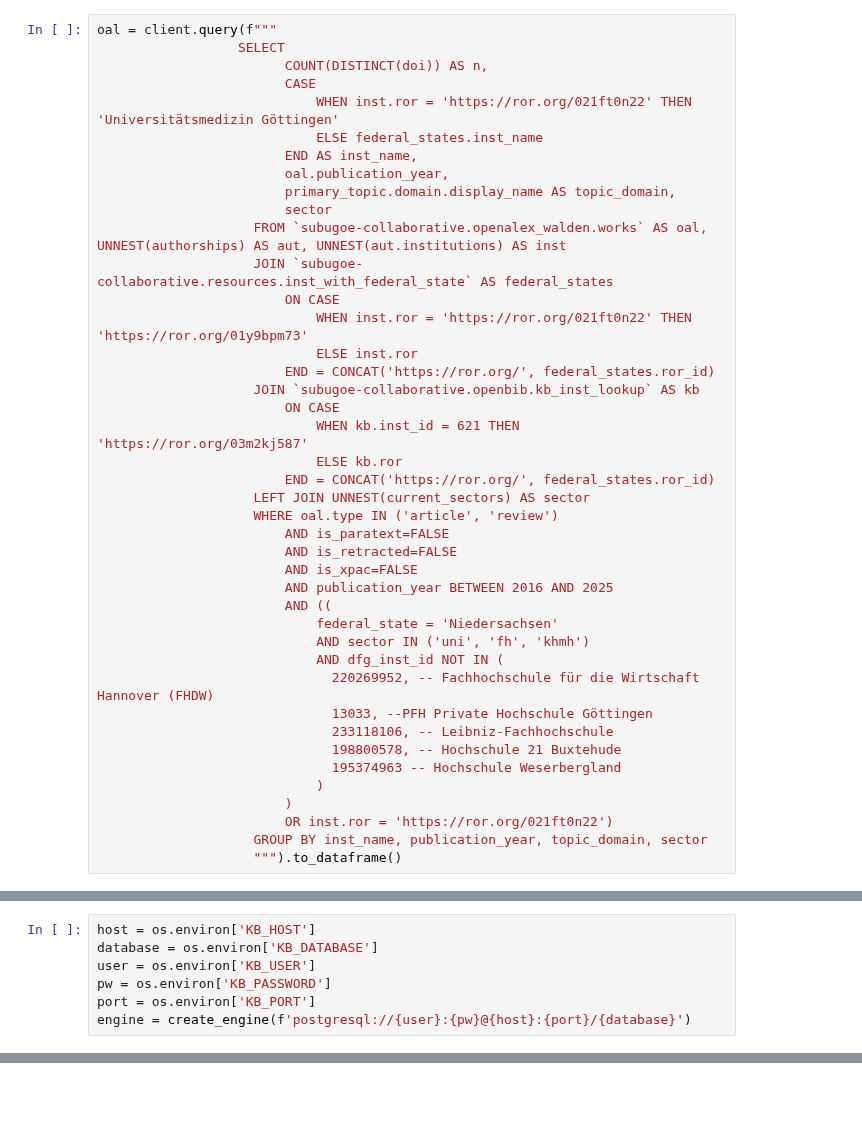
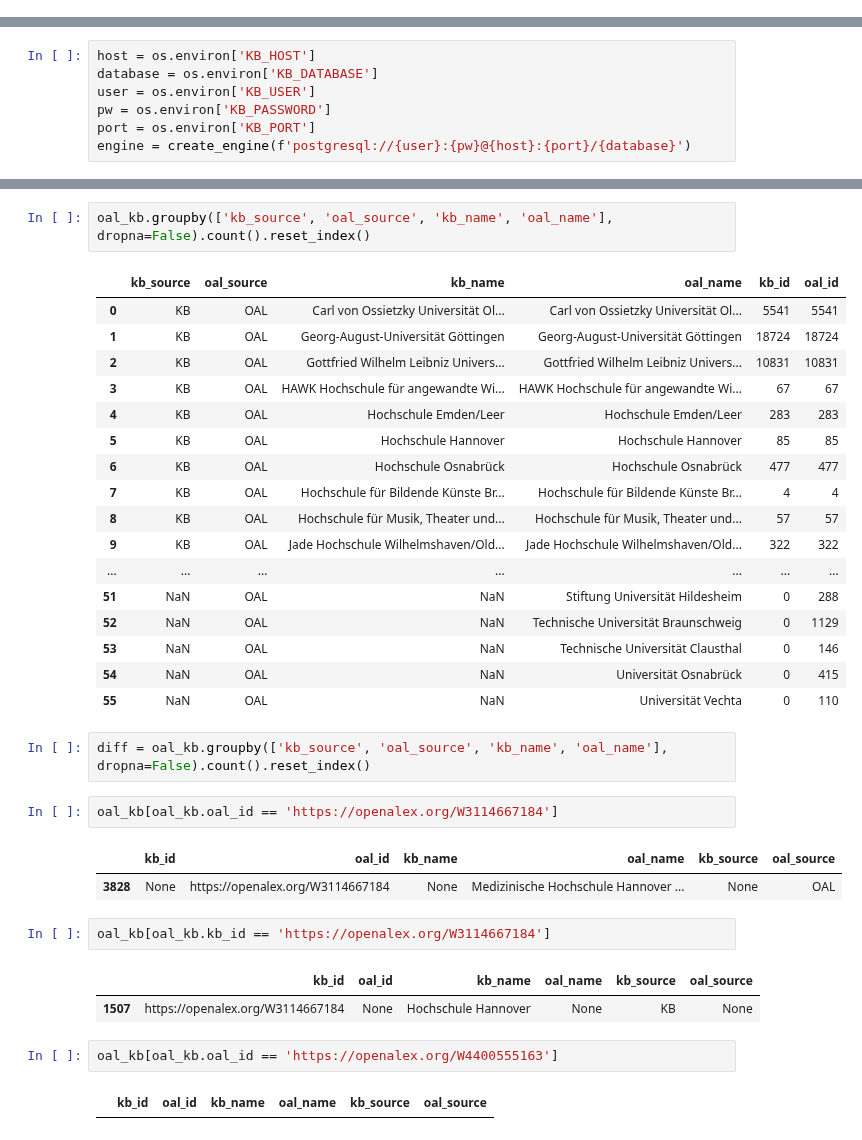
Before and after one commit to naustica/lower_saxony_institutions, a Jupyter notebook: notebooks/Monitoring.ipynb, the cells around one changed output, grey strips where cells are left out. Cells and saved outputs as stored; diff of their text form; blank space fills up the shorter version.

```diff
--- a/notebooks/Monitoring.ipynb
+++ b/notebooks/Monitoring.ipynb
@@ -78,42 +69,0 @@ liste_aller_hochschulen
-# %%
-oal = client.query(f"""
-                  SELECT
-                        COUNT(DISTINCT(doi)) AS n,
-                        CASE
-                            WHEN inst.ror = 'https://ror.org/021ft0n22' THEN 'Universitätsmedizin Göttingen'
-                            ELSE federal_states.inst_name
-                        END AS inst_name,
-                        oal.publication_year,
-                        primary_topic.domain.display_name AS topic_domain,
-                        sector
-                    FROM `subugoe-collaborative.openalex_walden.works` AS oal, UNNEST(authorships) AS aut, UNNEST(aut.institutions) AS inst
-                    JOIN `subugoe-collaborative.resources.inst_with_federal_state` AS federal_states
-                        ON CASE
-                            WHEN inst.ror = 'https://ror.org/021ft0n22' THEN 'https://ror.org/01y9bpm73'
-                            ELSE inst.ror
-                        END = CONCAT('https://ror.org/', federal_states.ror_id)
-                    JOIN `subugoe-collaborative.openbib.kb_inst_lookup` AS kb
-                        ON CASE
-                            WHEN kb.inst_id = 621 THEN 'https://ror.org/03m2kj587'
-                            ELSE kb.ror
-                        END = CONCAT('https://ror.org/', federal_states.ror_id)
-                    LEFT JOIN UNNEST(current_sectors) AS sector
-                    WHERE oal.type IN ('article', 'review')
-                        AND is_paratext=FALSE
-                        AND is_retracted=FALSE
-                        AND is_xpac=FALSE
-                        AND publication_year BETWEEN 2016 AND 2025
-                        AND ((
-                            federal_state = 'Niedersachsen'
-                            AND sector IN ('uni', 'fh', 'khmh')
-                            AND dfg_inst_id NOT IN (
-                              220269952, -- Fachhochschule für die Wirtschaft Hannover (FHDW)
-                              13033, --PFH Private Hochschule Göttingen
-                              233118106, -- Leibniz-Fachhochschule
-                              198800578, -- Hochschule 21 Buxtehude
-                              195374963 -- Hochschule Weserbergland
-                            )
-                        )
-                        OR inst.ror = 'https://ror.org/021ft0n22')
-                    GROUP BY inst_name, publication_year, topic_domain, sector
-                    """).to_dataframe()
@@ -939,0 +616,36 @@ get_domains = pd.read_sql("""
+# %%
+oal_kb.groupby(['kb_source', 'oal_source', 'kb_name', 'oal_name'], dropna=False).count().reset_index()
+# %% [output]
+|  | kb_source | oal_source | kb_name | oal_name | kb_id | oal_id |
+| 0 | KB | OAL | Carl von Ossietzky Universität Ol... | Carl von Ossietzky Universität Ol... | 5541 | 5541 |
+| 1 | KB | OAL | Georg-August-Universität Göttingen | Georg-August-Universität Göttingen | 18724 | 18724 |
+| 2 | KB | OAL | Gottfried Wilhelm Leibniz Univers... | Gottfried Wilhelm Leibniz Univers... | 10831 | 10831 |
+| 3 | KB | OAL | HAWK Hochschule für angewandte Wi... | HAWK Hochschule für angewandte Wi... | 67 | 67 |
+| 4 | KB | OAL | Hochschule Emden/Leer | Hochschule Emden/Leer | 283 | 283 |
+| 5 | KB | OAL | Hochschule Hannover | Hochschule Hannover | 85 | 85 |
+| 6 | KB | OAL | Hochschule Osnabrück | Hochschule Osnabrück | 477 | 477 |
+| 7 | KB | OAL | Hochschule für Bildende Künste Br... | Hochschule für Bildende Künste Br... | 4 | 4 |
+| 8 | KB | OAL | Hochschule für Musik, Theater und... | Hochschule für Musik, Theater und... | 57 | 57 |
+| 9 | KB | OAL | Jade Hochschule Wilhelmshaven/Old... | Jade Hochschule Wilhelmshaven/Old... | 322 | 322 |
+| ... | ... | ... | ... | ... | ... | ... |
+| 51 | NaN | OAL | NaN | Stiftung Universität Hildesheim | 0 | 288 |
+| 52 | NaN | OAL | NaN | Technische Universität Braunschweig | 0 | 1129 |
+| 53 | NaN | OAL | NaN | Technische Universität Clausthal | 0 | 146 |
+| 54 | NaN | OAL | NaN | Universität Osnabrück | 0 | 415 |
+| 55 | NaN | OAL | NaN | Universität Vechta | 0 | 110 |
+# %%
+diff = oal_kb.groupby(['kb_source', 'oal_source', 'kb_name', 'oal_name'], dropna=False).count().reset_index()
+# %%
+oal_kb[oal_kb.oal_id == 'https://openalex.org/W3114667184']
+# %% [output]
+|  | kb_id | oal_id | kb_name | oal_name | kb_source | oal_source |
+| 3828 | None | https://openalex.org/W3114667184 | None | Medizinische Hochschule Hannover ... | None | OAL |
+# %%
+oal_kb[oal_kb.kb_id == 'https://openalex.org/W3114667184']
+# %% [output]
+|  | kb_id | oal_id | kb_name | oal_name | kb_source | oal_source |
+| 1507 | https://openalex.org/W3114667184 | None | Hochschule Hannover | None | KB | None |
+# %%
+oal_kb[oal_kb.oal_id == 'https://openalex.org/W4400555163']
+# %% [output]
+|  | kb_id | oal_id | kb_name | oal_name | kb_source | oal_source |
```
Also changed, not shown: parts of 70 cells of this notebook.
